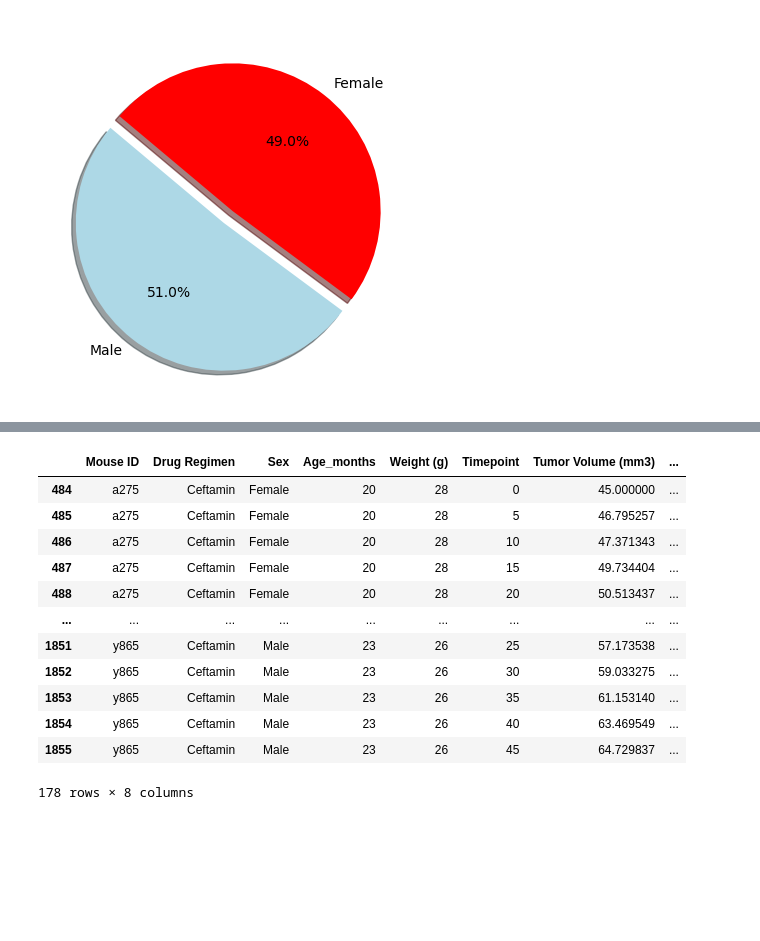
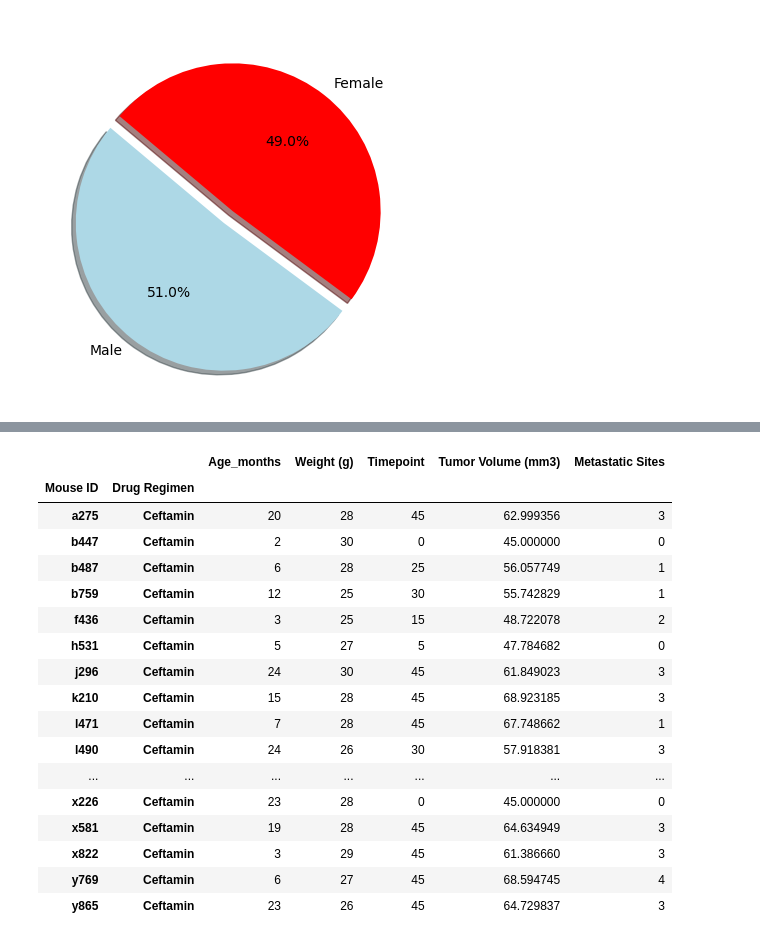
Before and after one commit to matthewsvale/dataframe-graphs, a Jupyter notebook: Mouse Graphs.ipynb, the cells around one changed output, grey strips where cells are left out. Cells and saved outputs as stored; diff of their text form; code cells hidden in the pictures; blank space fills up the shorter version.

```diff
--- a/Mouse Graphs.ipynb
+++ b/Mouse Graphs.ipynb
@@ -310,17 +305,24 @@ infubinol_mice
 # %%
 ceftamin_mice = merged_data_df.loc[merged_data_df["Drug Regimen"] == "Ceftamin", :]
-ceftamin_mice
+timepoint_ceftamin = ceftamin_mice.groupby(["Mouse ID", "Drug Regimen"]).max(["Tumor Volume (mm3)"])
+
+timepoint_ceftamin
 # %% [output]
-|  | Mouse ID | Drug Regimen | Sex | Age_months | Weight (g) | Timepoint | Tumor Volume (mm3) | ... |
-| 484 | a275 | Ceftamin | Female | 20 | 28 | 0 | 45.000000 | ... |
-| 485 | a275 | Ceftamin | Female | 20 | 28 | 5 | 46.795257 | ... |
-| 486 | a275 | Ceftamin | Female | 20 | 28 | 10 | 47.371343 | ... |
-| 487 | a275 | Ceftamin | Female | 20 | 28 | 15 | 49.734404 | ... |
-| 488 | a275 | Ceftamin | Female | 20 | 28 | 20 | 50.513437 | ... |
-| ... | ... | ... | ... | ... | ... | ... | ... | ... |
-| 1851 | y865 | Ceftamin | Male | 23 | 26 | 25 | 57.173538 | ... |
-| 1852 | y865 | Ceftamin | Male | 23 | 26 | 30 | 59.033275 | ... |
-| 1853 | y865 | Ceftamin | Male | 23 | 26 | 35 | 61.153140 | ... |
-| 1854 | y865 | Ceftamin | Male | 23 | 26 | 40 | 63.469549 | ... |
-| 1855 | y865 | Ceftamin | Male | 23 | 26 | 45 | 64.729837 | ... |
+|  |  | Age_months | Weight (g) | Timepoint | Tumor Volume (mm3) | Metastatic Sites |
+| Mouse ID | Drug Regimen |  |  |  |  |  |
+| a275 | Ceftamin | 20 | 28 | 45 | 62.999356 | 3 |
+| b447 | Ceftamin | 2 | 30 | 0 | 45.000000 | 0 |
+| b487 | Ceftamin | 6 | 28 | 25 | 56.057749 | 1 |
+| b759 | Ceftamin | 12 | 25 | 30 | 55.742829 | 1 |
+| f436 | Ceftamin | 3 | 25 | 15 | 48.722078 | 2 |
+| h531 | Ceftamin | 5 | 27 | 5 | 47.784682 | 0 |
+| j296 | Ceftamin | 24 | 30 | 45 | 61.849023 | 3 |
+| k210 | Ceftamin | 15 | 28 | 45 | 68.923185 | 3 |
+| l471 | Ceftamin | 7 | 28 | 45 | 67.748662 | 1 |
+| l490 | Ceftamin | 24 | 26 | 30 | 57.918381 | 3 |
+| ... | ... | ... | ... | ... | ... | ... |
+| x226 | Ceftamin | 23 | 28 | 0 | 45.000000 | 0 |
+| x581 | Ceftamin | 19 | 28 | 45 | 64.634949 | 3 |
+| x822 | Ceftamin | 3 | 29 | 45 | 61.386660 | 3 |
+| y769 | Ceftamin | 6 | 27 | 45 | 68.594745 | 4 |
+| y865 | Ceftamin | 23 | 26 | 45 | 64.729837 | 3 |
-178 rows × 8 columns
```
Also changed, not shown: parts of 6 cells of this notebook.
